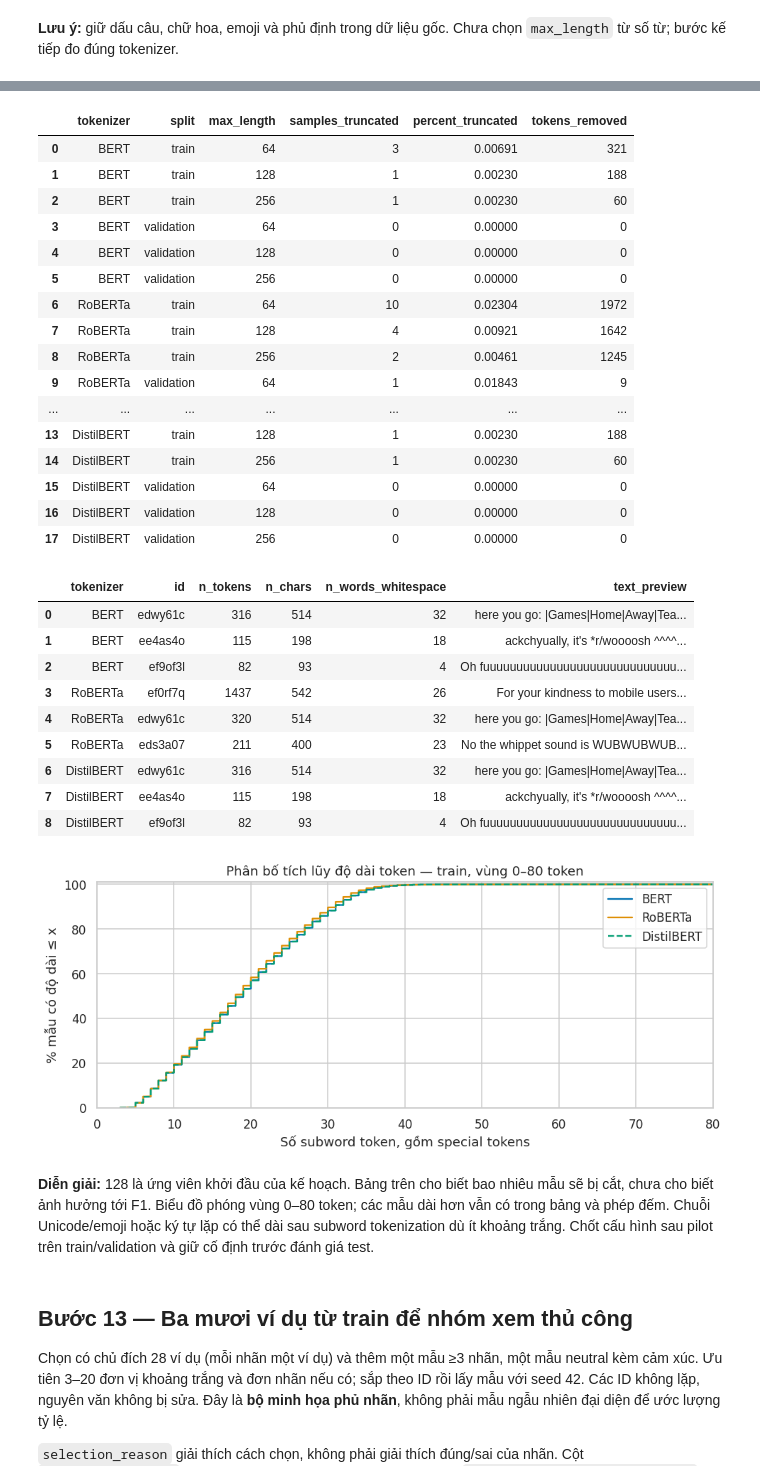
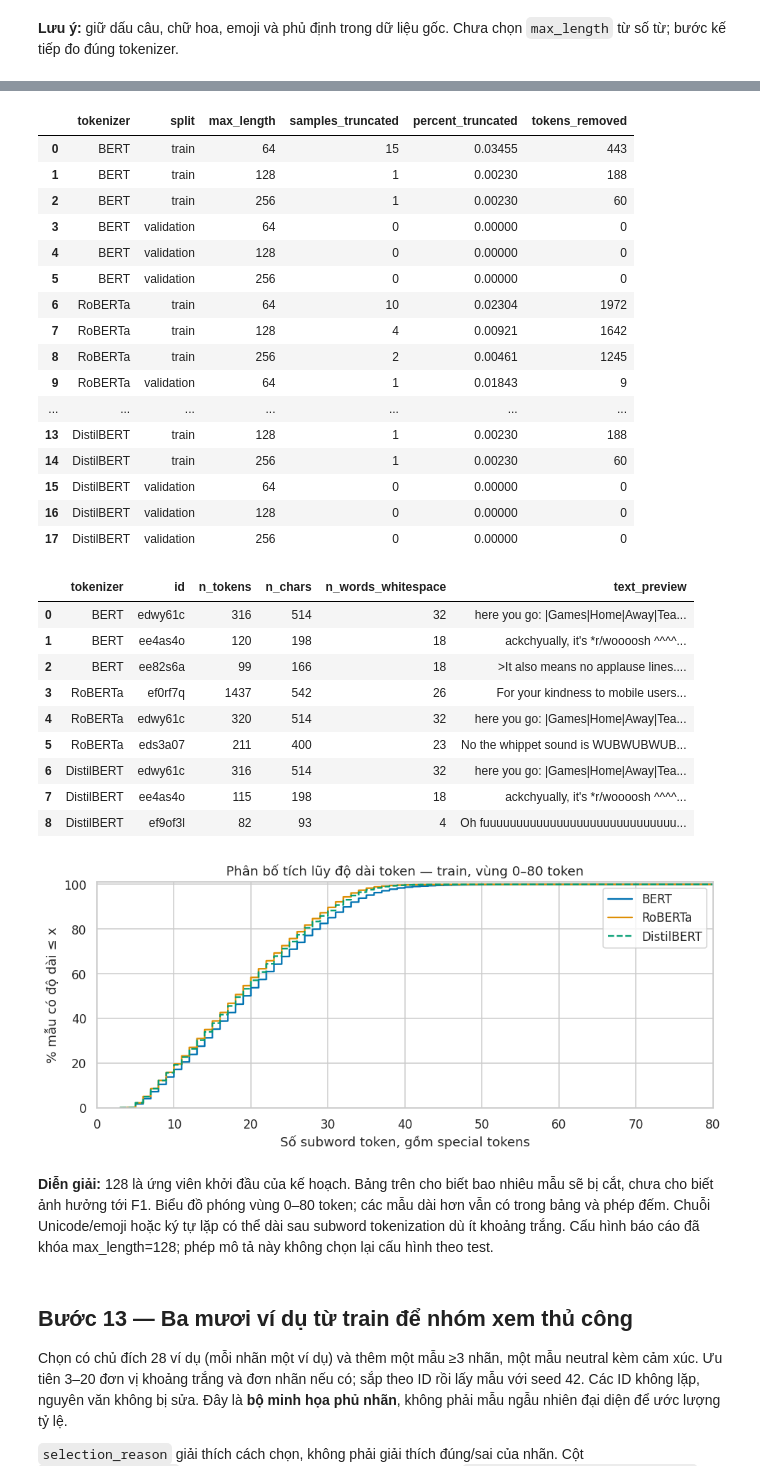
Before and after one commit to dzyuu1612/goemotions-multilabel-classification, a Jupyter notebook: notebooks/01_eda.ipynb, the cells around one changed output, grey strips where cells are left out. Drawn from its saved outputs; the diff is of its cells as text; code cells hidden in the pictures.

```diff
--- a/notebooks/01_eda.ipynb
+++ b/notebooks/01_eda.ipynb
@@ -560,9 +552,13 @@ Khi chuyển sang Transformers, giữ đúng revision/default và kiểm tra l
 # %%
 from tokenizers import Tokenizer
-tokenizer_revisions = json.loads((ROOT/'data/tokenizer_revisions.json').read_text(encoding='utf-8'))
+tokenizer_revisions = {}
+for architecture in ['bert','roberta','distilbert']:
+    receipt = ROOT/f'experiments/best_epochs_20261103/main_results/training_receipts/{architecture}/seed_42/run_metadata.json'
+    metadata = json.loads(receipt.read_text(encoding='utf-8'))
+    tokenizer_revisions[metadata['checkpoint']] = metadata['checkpoint_revision']
 token_rows, tokenizer_manifest, token_lengths = [], [], {}
 for model_id, revision in tokenizer_revisions.items():
-    model_short = {'google-bert/bert-base-uncased':'BERT', 'FacebookAI/roberta-base':'RoBERTa',
+    model_short = {'google-bert/bert-base-cased':'BERT', 'FacebookAI/roberta-base':'RoBERTa',
                    'distilbert/distilbert-base-uncased':'DistilBERT'}[model_id]
     url = f'https://huggingface.co/{model_id}/resolve/{revision}/tokenizer.json'
     path = download(url, ROOT/'data/tokenizers'/model_short/revision/'tokenizer.json')
@@ -620,6 +616,6 @@ display(Markdown('**Diễn giải:** 128 là ứng viên khởi đầu của k
     'bao nhiêu mẫu sẽ bị cắt, chưa cho biết ảnh hưởng tới F1. '
     'Biểu đồ phóng vùng 0–80 token; các mẫu dài hơn vẫn có trong bảng và phép đếm. '
     'Chuỗi Unicode/emoji hoặc ký tự lặp có thể dài sau subword tokenization dù ít khoảng trắng. '
-    'Chốt cấu hình sau pilot trên train/validation và giữ cố định trước đánh giá test.'))
+    'Cấu hình báo cáo đã khóa max_length=128; phép mô tả này không chọn lại cấu hình theo test.'))
 # %% [output]
 |  | tokenizer | split | n_samples | mean | p50 | p95 | p99 | max |
@@ -628,36 +624,36 @@ display(Markdown('**Diễn giải:** 128 là ứng viên khởi đầu của k
 | 2 | RoBERTa | train | 43410 | 18.910 | 18.0 | 33.0 | 37.0 | 1437 |
 | 3 | RoBERTa | validation | 5426 | 18.827 | 18.0 | 33.0 | 38.0 | 73 |
 | 4 | DistilBERT | train | 43410 | 19.171 | 19.0 | 34.0 | 38.0 | 316 |
 | 5 | DistilBERT | validation | 5426 | 19.123 | 19.0 | 34.0 | 38.0 | 48 |
 |  | tokenizer | split | max_length | samples_truncated | percent_truncated | tokens_removed |
-| 0 | BERT | train | 64 | 3 | 0.00691 | 321 |
+| 0 | BERT | train | 64 | 15 | 0.03455 | 443 |
 | 1 | BERT | train | 128 | 1 | 0.00230 | 188 |
 | 2 | BERT | train | 256 | 1 | 0.00230 | 60 |
 | 3 | BERT | validation | 64 | 0 | 0.00000 | 0 |
 | 4 | BERT | validation | 128 | 0 | 0.00000 | 0 |
 | 5 | BERT | validation | 256 | 0 | 0.00000 | 0 |
 | 6 | RoBERTa | train | 64 | 10 | 0.02304 | 1972 |
 | 7 | RoBERTa | train | 128 | 4 | 0.00921 | 1642 |
 | 8 | RoBERTa | train | 256 | 2 | 0.00461 | 1245 |
 | 9 | RoBERTa | validation | 64 | 1 | 0.01843 | 9 |
 | ... | ... | ... | ... | ... | ... | ... |
 | 13 | DistilBERT | train | 128 | 1 | 0.00230 | 188 |
 | 14 | DistilBERT | train | 256 | 1 | 0.00230 | 60 |
 | 15 | DistilBERT | validation | 64 | 0 | 0.00000 | 0 |
 | 16 | DistilBERT | validation | 128 | 0 | 0.00000 | 0 |
 | 17 | DistilBERT | validation | 256 | 0 | 0.00000 | 0 |
 |  | tokenizer | id | n_tokens | n_chars | n_words_whitespace | text_preview |
 | 0 | BERT | edwy61c | 316 | 514 | 32 | here you go: |Games|Home|Away|Tea... |
-| 1 | BERT | ee4as4o | 115 | 198 | 18 | ackchyually, it's *r/woooosh ^^^^... |
-| 2 | BERT | ef9of3l | 82 | 93 | 4 | Oh fuuuuuuuuuuuuuuuuuuuuuuuuuuuuu... |
+| 1 | BERT | ee4as4o | 120 | 198 | 18 | ackchyually, it's *r/woooosh ^^^^... |
+| 2 | BERT | ee82s6a | 99 | 166 | 18 | >It also means no applause lines.... |
 | 3 | RoBERTa | ef0rf7q | 1437 | 542 | 26 | For your kindness to mobile users... |
 | 4 | RoBERTa | edwy61c | 320 | 514 | 32 | here you go: |Games|Home|Away|Tea... |
 | 5 | RoBERTa | eds3a07 | 211 | 400 | 23 | No the whippet sound is WUBWUBWUB... |
 | 6 | DistilBERT | edwy61c | 316 | 514 | 32 | here you go: |Games|Home|Away|Tea... |
 | 7 | DistilBERT | ee4as4o | 115 | 198 | 18 | ackchyually, it's *r/woooosh ^^^^... |
 | 8 | DistilBERT | ef9of3l | 82 | 93 | 4 | Oh fuuuuuuuuuuuuuuuuuuuuuuuuuuuuu... |
-[figure, old version]
+[figure, new version]
-**Diễn giải:** 128 là ứng viên khởi đầu của kế hoạch. Bảng trên cho biết bao nhiêu mẫu sẽ bị cắt, chưa cho biết ảnh hưởng tới F1. Biểu đồ phóng vùng 0–80 token; các mẫu dài hơn vẫn có trong bảng và phép đếm. Chuỗi Unicode/emoji hoặc ký tự lặp có thể dài sau subword tokenization dù ít khoảng trắng. Chốt cấu hình sau pilot trên train/validation và giữ cố định trước đánh giá test.
+**Diễn giải:** 128 là ứng viên khởi đầu của kế hoạch. Bảng trên cho biết bao nhiêu mẫu sẽ bị cắt, chưa cho biết ảnh hưởng tới F1. Biểu đồ phóng vùng 0–80 token; các mẫu dài hơn vẫn có trong bảng và phép đếm. Chuỗi Unicode/emoji hoặc ký tự lặp có thể dài sau subword tokenization dù ít khoảng trắng. Cấu hình báo cáo đã khóa max_length=128; phép mô tả này không chọn lại cấu hình theo test.
 # %% [markdown]
 ## Bước 13 — Ba mươi ví dụ từ train để nhóm xem thủ công
 
```
Also changed, not shown: parts of 5 cells of this notebook, 51 other files.
